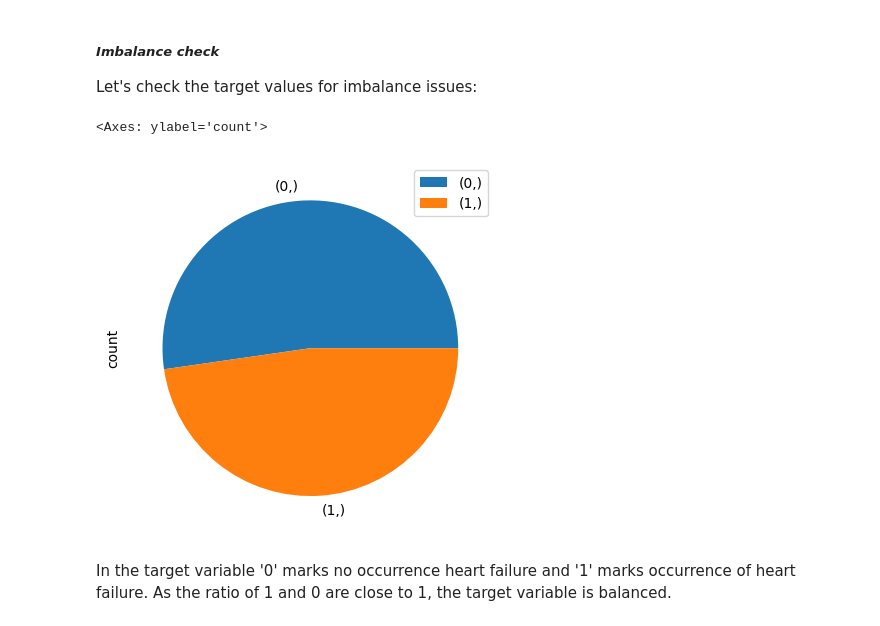
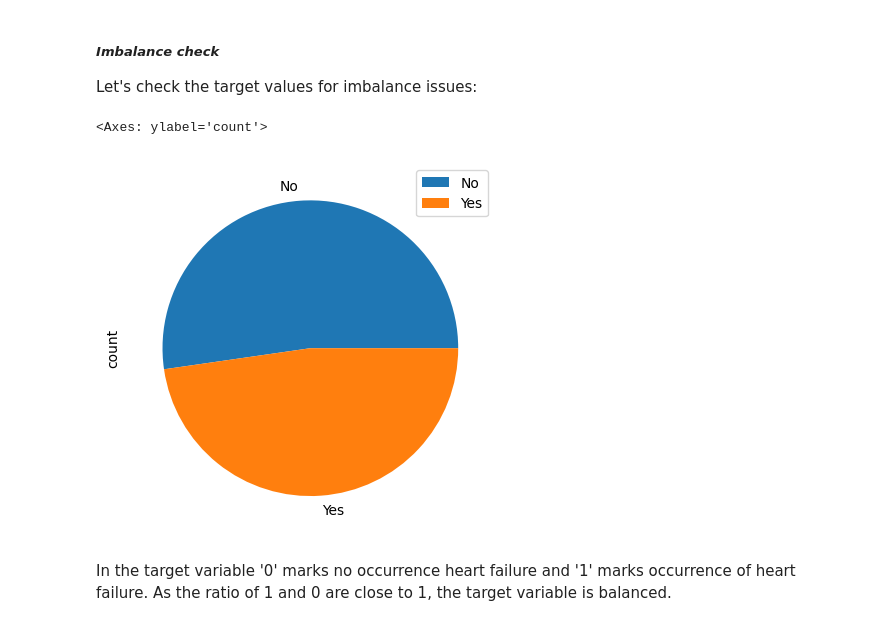
Before and after one commit to MMateo1120/machine_learning_tutorials, a Jupyter notebook: decision_tree.ipynb, the cells around one changed output. Cells and saved outputs as stored; diff of their text form; code cells hidden in the pictures.

```diff
--- a/decision_tree.ipynb
+++ b/decision_tree.ipynb
@@ -164,10 +164,12 @@ display(y)
 
 Let's check the target values for imbalance issues:
 # %%
-y.value_counts().to_frame().plot(kind='pie', y="count")
+y_pie = y.value_counts().to_frame()
+y_pie.index = ['No','Yes']
+y_pie.plot(kind='pie', y="count")
 # %% [output]
 <Axes: ylabel='count'>
-[figure, old version]
+[figure, new version]
 # %% [markdown]
 In the target variable '0' marks no occurrence heart failure and '1' marks occurrence of heart failure. As the ratio of 1 and 0 are close to 1, the target variable is balanced.
 # %% [markdown]
```
Also changed, not shown: parts of 7 cells of this notebook, 1 other file.
